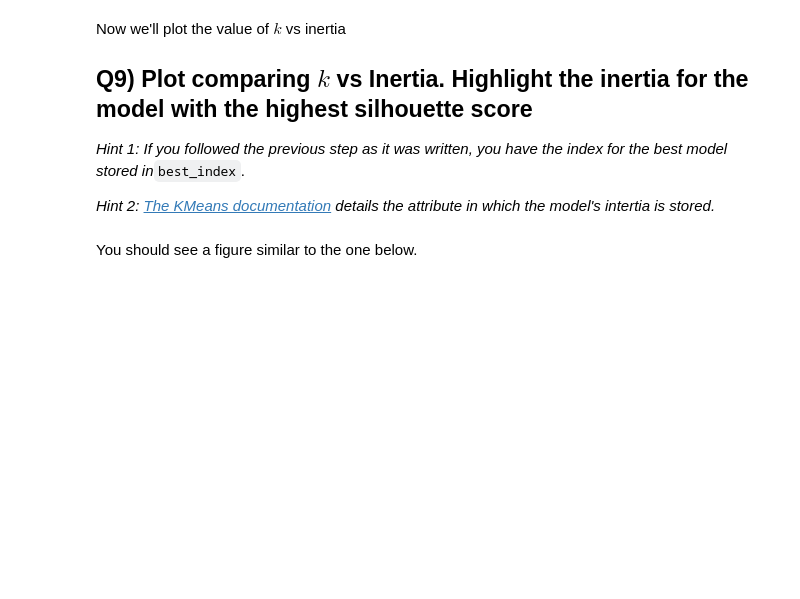
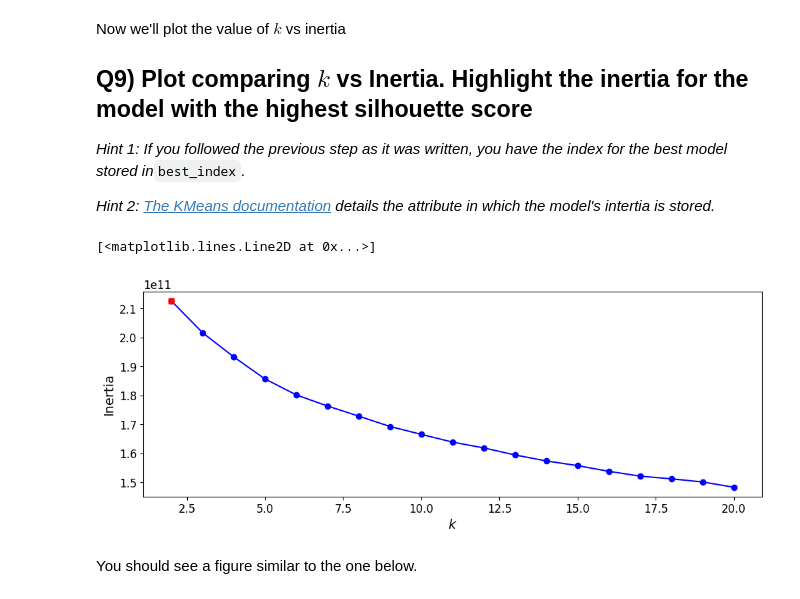
Before and after one commit to CHGROSJEAN/2024_MLEES, a Jupyter notebook: Labs/S3_2_Clustering_Charlotte.ipynb, the cells around one changed output. Drawn from its saved outputs; the diff is of its cells as text; code cells hidden in the pictures; blank space fills up the shorter version.

```diff
--- a/Labs/S3_2_Clustering_Charlotte.ipynb
+++ b/Labs/S3_2_Clustering_Charlotte.ipynb
@@ -326,16 +328,19 @@ best_inertia = inertias[best_index]
 # %%
 # --------------------------------------------------------------------------------------------------------------------------------------------------
 # Create a k-silhouette score diagram (horizontal axis: K values, vertical axis: inertia)
 # --------------------------------------------------------------------------------------------------------------------------------------------------
 # Make a figure with size (12,4)
-fig, ax = plt.subplots(figsize=(12.4))
+fig, ax = plt.subplots(figsize=(12,4))
 
 ax.plot(k_list, inertias, "bo-")
 
 ax.set_xlabel("$k$", fontsize=14)
 ax.set_ylabel("Inertia", fontsize=14)
 
 ax.plot(best_k, best_inertia, "rs")
+# %% [output]
+[<matplotlib.lines.Line2D at 0x...>]
+[figure, added]
 # %% [markdown]
 You should see a figure similar to the one below.
 # %% [markdown]
```
Also changed, not shown: parts of 2 cells of this notebook.
